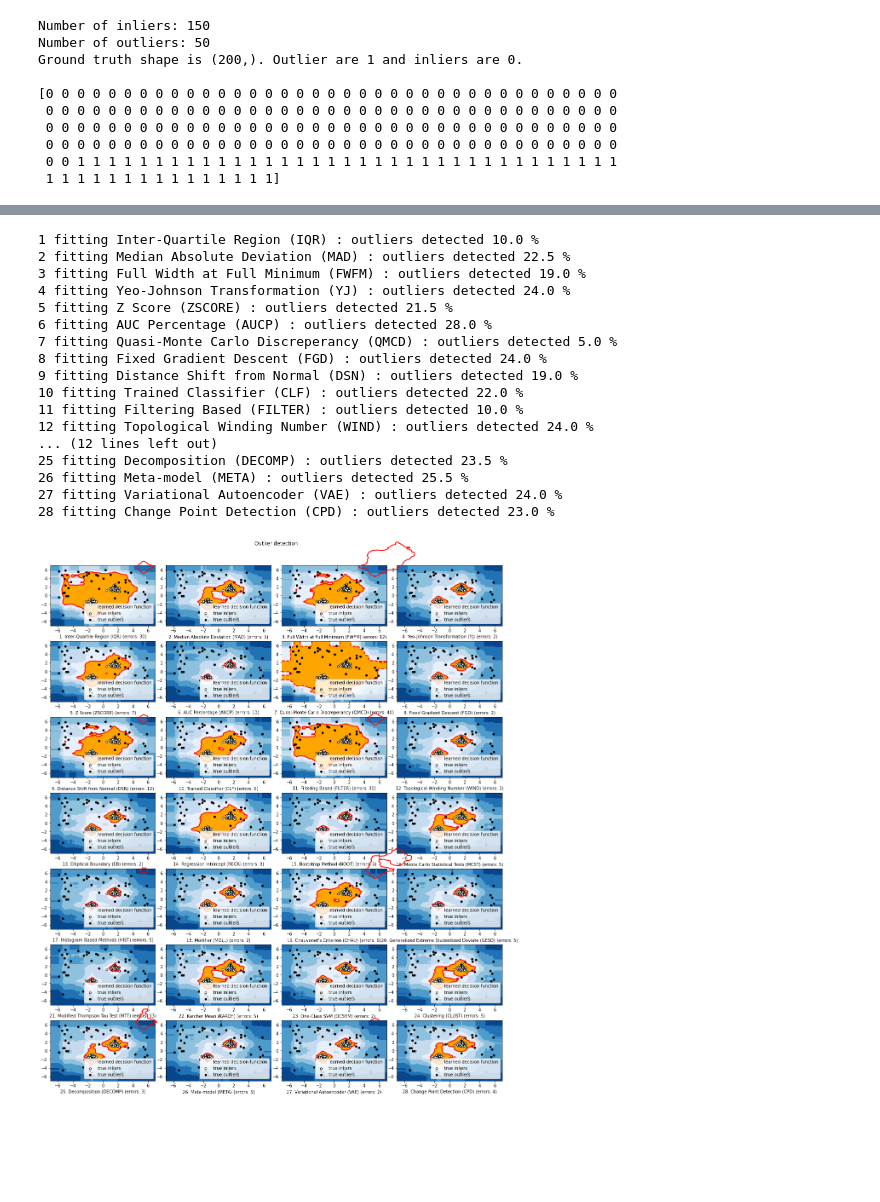
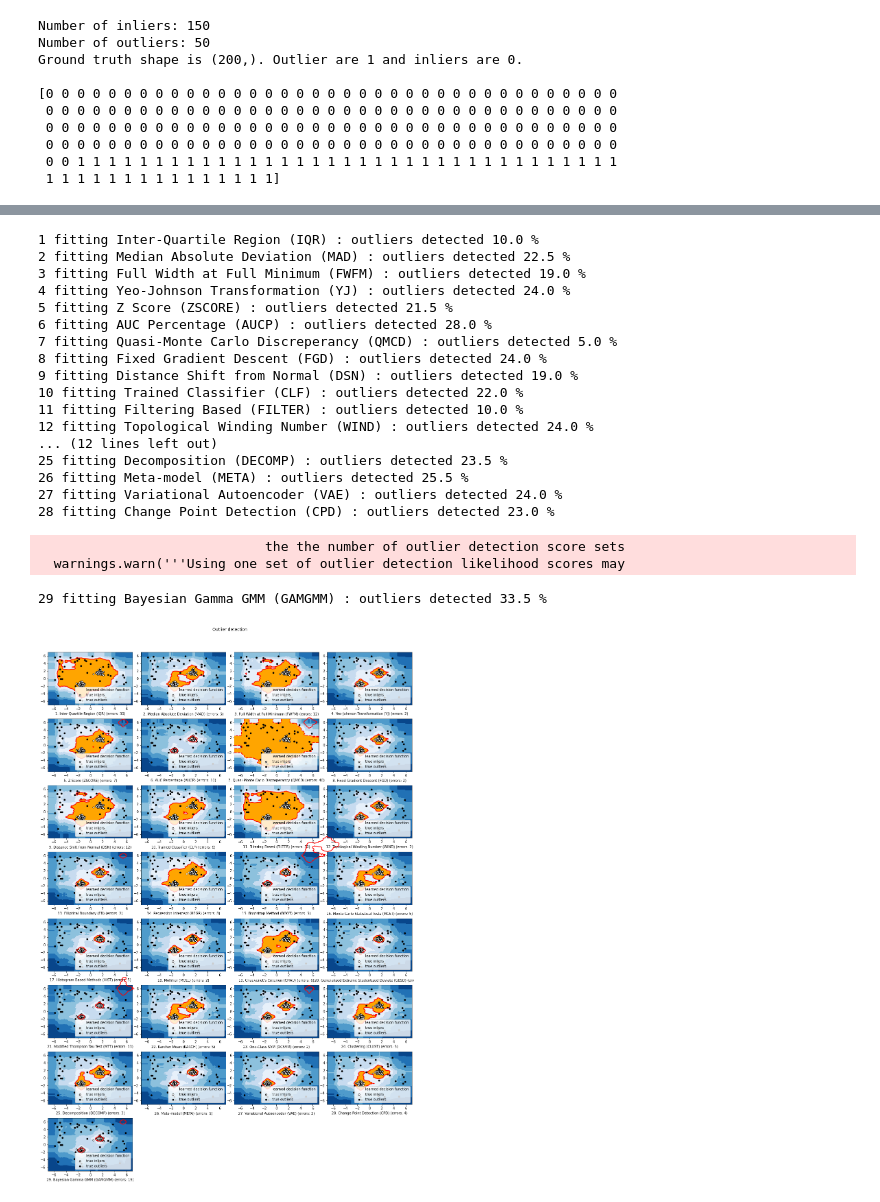
Before and after one commit to KulikDM/pythresh, a Jupyter notebook: notebooks/Compare All Thresholders.ipynb, the cells around one changed output, grey strips where cells are left out. Saved outputs shown, nothing was run; the diff lists cells and outputs as text; code cells hidden in the pictures; blank space fills up the shorter version.

```diff
--- a/notebooks/Compare All Thresholders.ipynb
+++ b/notebooks/Compare All Thresholders.ipynb
@@ -143,7 +145,8 @@ thresholders = {
         'Decomposition (DECOMP)': DECOMP(),
         'Meta-model (META)': META(),
         'Variational Autoencoder (VAE)': VAE(),
-        'Change Point Detection (CPD)': CPD()
+        'Change Point Detection (CPD)': CPD(),
+        'Bayesian Gamma GMM (GAMGMM)': GAMGMM(skip=True),
 }
 # %%
 # Show all thresholders
@@ -188,7 +191,7 @@ for i, offset in enumerate(clusters_separation):
     scores_pred = clf.decision_function(X) * -1
 
     # Evaluate scores
-    plt.figure(figsize=(16, 20))
+    plt.figure(figsize=(16, 25))
     for i, (thres_name, thres) in enumerate(thresholders.items()):
 
         # Evaluate the detection scores and tag outliers
@@ -201,7 +204,7 @@ for i, offset in enumerate(clusters_separation):
 
         Z = clf.decision_function(np.c_[xx.ravel(), yy.ravel()]) * -1
         Z = Z.reshape(xx.shape)
-        subplot = plt.subplot(7, 4, i + 1)
+        subplot = plt.subplot(8, 4, i + 1)
         subplot.contourf(xx, yy, Z, levels=np.linspace(Z.min(), threshold, 7),
                          cmap=plt.cm.Blues_r)
         a = subplot.contour(xx, yy, Z, levels=[threshold],
@@ -215,31 +218,34 @@ for i, offset in enumerate(clusters_separation):
         subplot.axis('tight')
         subplot.legend(
             [a.collections[0], b, c],
             ['learned decision function', 'true inliers', 'true outliers'],
             prop=matplotlib.font_manager.FontProperties(size=10),
             loc='lower right')
         subplot.set_xlabel("%d. %s (errors: %d)" % (i + 1, thres_name, n_errors))
         subplot.set_xlim((-7, 7))
         subplot.set_ylim((-7, 7))
     plt.subplots_adjust(0.04, 0.1, 0.96, 0.94, 0.1, 0.26)
     plt.suptitle("Outlier detection")
 plt.show()
 # %% [output]
 1 fitting Inter-Quartile Region (IQR) : outliers detected 10.0 %
 2 fitting Median Absolute Deviation (MAD) : outliers detected 22.5 %
 3 fitting Full Width at Full Minimum (FWFM) : outliers detected 19.0 %
 4 fitting Yeo-Johnson Transformation (YJ) : outliers detected 24.0 %
 5 fitting Z Score (ZSCORE) : outliers detected 21.5 %
 6 fitting AUC Percentage (AUCP) : outliers detected 28.0 %
 7 fitting Quasi-Monte Carlo Discreperancy (QMCD) : outliers detected 5.0 %
 8 fitting Fixed Gradient Descent (FGD) : outliers detected 24.0 %
 9 fitting Distance Shift from Normal (DSN) : outliers detected 19.0 %
 10 fitting Trained Classifier (CLF) : outliers detected 22.0 %
 11 fitting Filtering Based (FILTER) : outliers detected 10.0 %
 12 fitting Topological Winding Number (WIND) : outliers detected 24.0 %
 ... (12 lines left out)
 25 fitting Decomposition (DECOMP) : outliers detected 23.5 %
 26 fitting Meta-model (META) : outliers detected 25.5 %
 27 fitting Variational Autoencoder (VAE) : outliers detected 24.0 %
 28 fitting Change Point Detection (CPD) : outliers detected 23.0 %
+                             the the number of outlier detection score sets
+  warnings.warn('''Using one set of outlier detection likelihood scores may
+29 fitting Bayesian Gamma GMM (GAMGMM) : outliers detected 33.5 %
-[figure, old version]
+[figure, new version]
```
Also changed, not shown: parts of 3 cells of this notebook, 5 other files.
